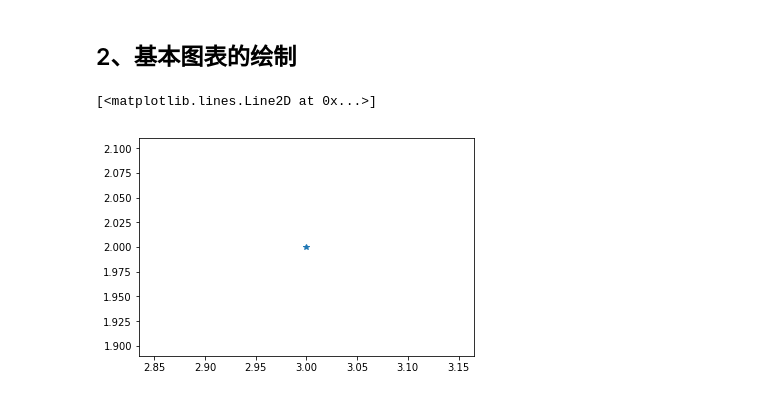
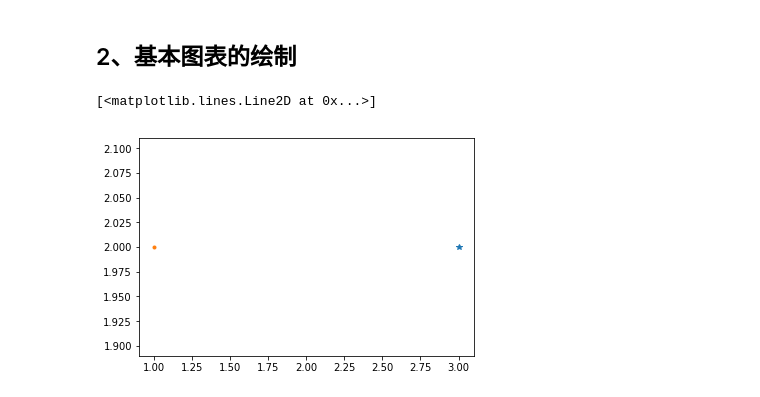
Before and after one commit to purple11261126/pandas, a Jupyter notebook: Python 数据可视化_01 基本图表.ipynb, the cells around one changed output. Cells and saved outputs as stored; diff of their text form; code cells hidden in the pictures.

```diff
--- a/Python 数据可视化_01 基本图表.ipynb
+++ b/Python 数据可视化_01 基本图表.ipynb
@@ -17,6 +17,7 @@ import matplotlib.pyplot as plt
 # %%
 # 使用 matplotlib.pyplot 直接绘制
 plt.plot(3, 2, '*')
+plt.plot(1, 2, '.')
 # %% [output]
 [<matplotlib.lines.Line2D at 0x...>]
-[figure, old version]
+[figure, new version]
```
Also changed, not shown: parts of 13 cells of this notebook.
